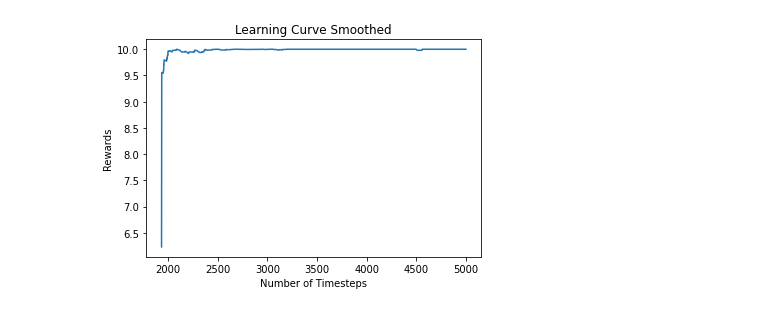
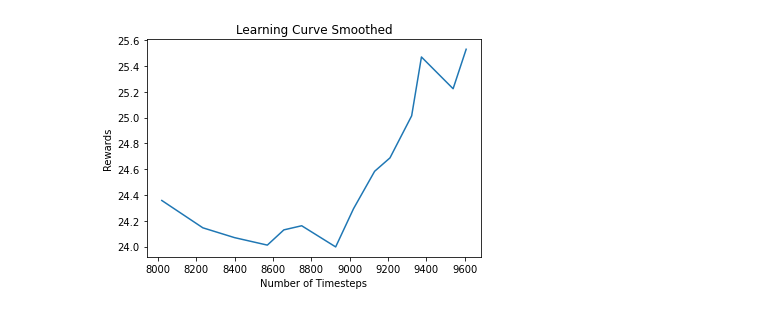
Before and after one commit to AkgunOnur/Multi-Agent-Allocation-with-Generative-Network, a Jupyter notebook: Plotter.ipynb, the cells around one changed output. Saved outputs shown, nothing was run; the diff lists cells and outputs as text; code cells hidden in the pictures.

```diff
--- a/Plotter.ipynb
+++ b/Plotter.ipynb
@@ -40,7 +40,8 @@ def plot_results(log_folder, title='Learning Curve'):
     plt.title(title + " Smoothed")
     plt.show()
 # %%
-plot_results('saved_models')
+folder = "output/"
+plot_results(folder + 'model_outputs_easy')
 # %% [output]
-[figure, old version]
+[figure, new version]
 # %%
```
Also changed, not shown: parts of 9 cells of this notebook, 4 other files.
